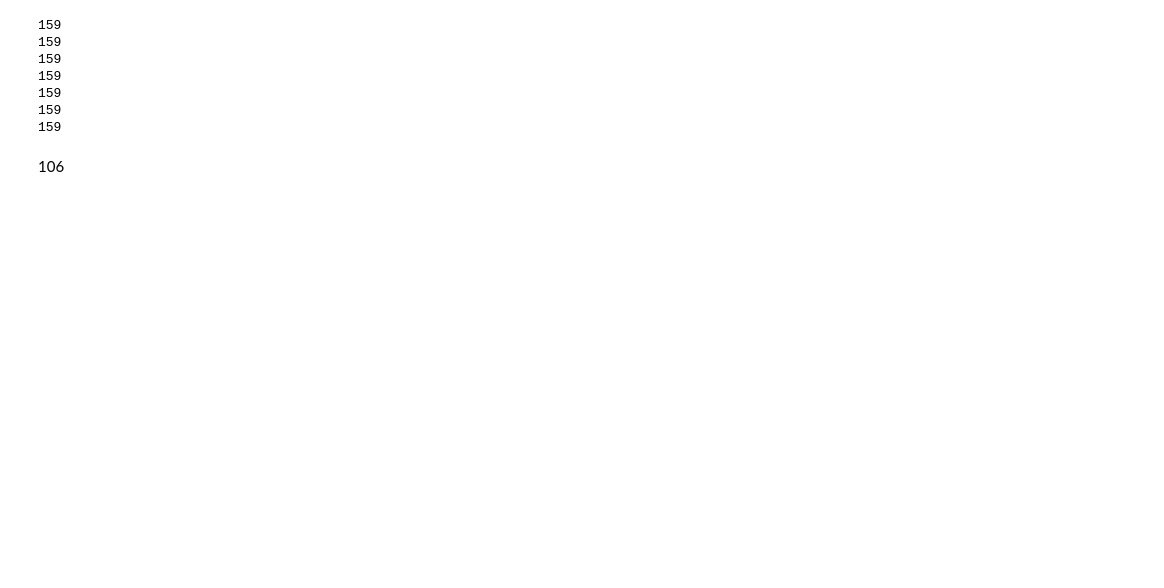
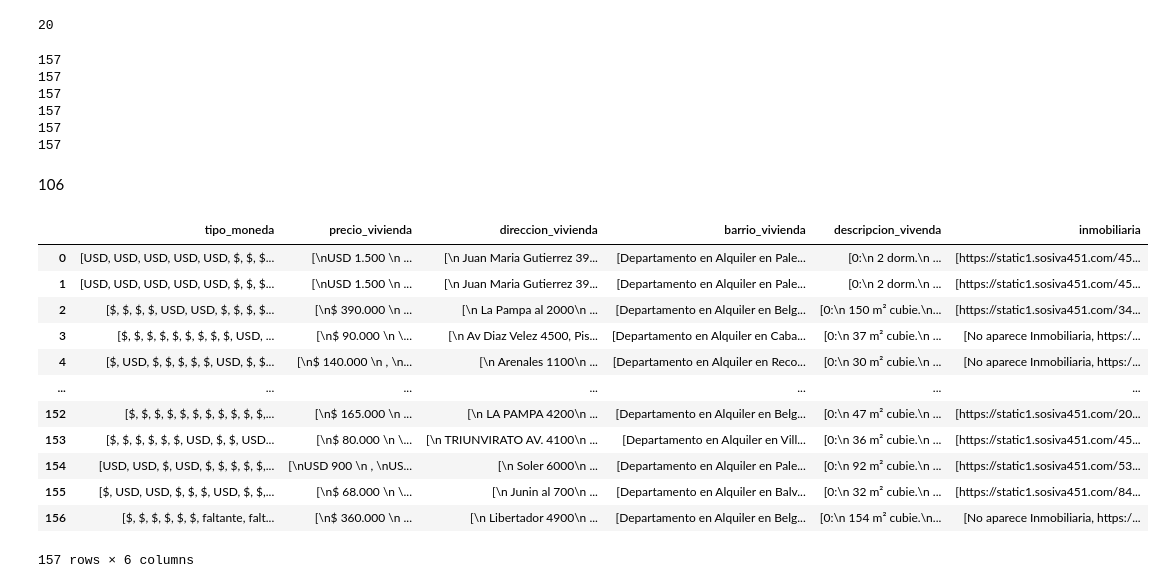
Before and after one commit to AgustinCdeCelis/Argenprop, a Jupyter notebook: workingfile.ipynb, the cells around one changed output. Cells and saved outputs as stored; diff of their text form; code cells hidden in the pictures; blank space fills up the shorter version.

```diff
--- a/workingfile.ipynb
+++ b/workingfile.ipynb
@@ -24,6 +24,10 @@ HTTPConnection.default_socket_options = (
         (socket.SOL_TCP, socket.TCP_KEEPINTVL, 10),
         (socket.SOL_TCP, socket.TCP_KEEPCNT, 6)
     ] )
+# %%
+len(descripcion)
+# %% [output]
+20
 # %%
 tipomoneda_vivienda=[]
 precio_vivienda=[]
@@ -155,23 +156,38 @@ for i in range(0,159):
 print(len(tipomoneda_vivienda))
 print(len(precio_vivienda))
 print(len(direccion_vivienda))
-print(len(metros_cuadrados_vivienda))
-print(len(años_vivienda))
-print(len(ambientes_vivienda))
+print(len(barrio_vivienda))
+
+print(len(descripcion_viv))
 print(len(link_inmobiliaria))
 # %% [output]
-159
-159
-159
-159
-159
-159
-159
+157
+157
+157
+157
+157
+157
 # %% [markdown]
 106
 # %%
 df =pd.DataFrame({'tipo_moneda':tipomoneda_vivienda,'precio_vivienda':precio_vivienda,
-                'direccion_vivienda':direccion_vivienda,'metros_cuadrados':metros_cuadrados_vivienda,
-                'años_vivenda':años_vivienda,'ambientes':ambientes_vivienda,'inmobiliaria':link_inmobiliaria})
+                'direccion_vivienda':direccion_vivienda,'barrio_vivienda':barrio_vivienda,
+                'descripcion_vivenda':descripcion_viv,'inmobiliaria':link_inmobiliaria})
+# %%
+df
+# %% [output]
+|  | tipo_moneda | precio_vivienda | direccion_vivienda | barrio_vivienda | descripcion_vivenda | inmobiliaria |
+| 0 | [USD, USD, USD, USD, USD, $, $, $... | [\nUSD 1.500 \n ... | [\n Juan Maria Gutierrez 39... | [Departamento en Alquiler en Pale... | [0:\n 2 dorm.\n ... | [https://static1.sosiva451.com/45... |
+| 1 | [USD, USD, USD, USD, USD, $, $, $... | [\nUSD 1.500 \n ... | [\n Juan Maria Gutierrez 39... | [Departamento en Alquiler en Pale... | [0:\n 2 dorm.\n ... | [https://static1.sosiva451.com/45... |
+| 2 | [$, $, $, $, USD, USD, $, $, $, $... | [\n$ 390.000 \n ... | [\n La Pampa al 2000\n ... | [Departamento en Alquiler en Belg... | [0:\n 150 m² cubie.\n... | [https://static1.sosiva451.com/34... |
+| 3 | [$, $, $, $, $, $, $, $, $, USD, ... | [\n$ 90.000 \n \... | [\n Av Diaz Velez 4500, Pis... | [Departamento en Alquiler en Caba... | [0:\n 37 m² cubie.\n ... | [No aparece Inmobiliaria, https:/... |
+| 4 | [$, USD, $, $, $, $, $, USD, $, $... | [\n$ 140.000 \n , \n... | [\n Arenales 1100\n ... | [Departamento en Alquiler en Reco... | [0:\n 30 m² cubie.\n ... | [No aparece Inmobiliaria, https:/... |
+| ... | ... | ... | ... | ... | ... | ... |
+| 152 | [$, $, $, $, $, $, $, $, $, $, $,... | [\n$ 165.000 \n ... | [\n LA PAMPA 4200\n ... | [Departamento en Alquiler en Belg... | [0:\n 47 m² cubie.\n ... | [https://static1.sosiva451.com/20... |
+| 153 | [$, $, $, $, $, $, USD, $, $, USD... | [\n$ 80.000 \n \... | [\n TRIUNVIRATO AV. 4100\n ... | [Departamento en Alquiler en Vill... | [0:\n 36 m² cubie.\n ... | [https://static1.sosiva451.com/45... |
+| 154 | [USD, USD, $, USD, $, $, $, $, $,... | [\nUSD 900 \n , \nUS... | [\n Soler 6000\n ... | [Departamento en Alquiler en Pale... | [0:\n 92 m² cubie.\n ... | [https://static1.sosiva451.com/53... |
+| 155 | [$, USD, USD, $, $, $, USD, $, $,... | [\n$ 68.000 \n \... | [\n Junin al 700\n ... | [Departamento en Alquiler en Balv... | [0:\n 32 m² cubie.\n ... | [https://static1.sosiva451.com/84... |
+| 156 | [$, $, $, $, $, $, faltante, falt... | [\n$ 360.000 \n ... | [\n Libertador 4900\n ... | [Departamento en Alquiler en Belg... | [0:\n 154 m² cubie.\n... | [No aparece Inmobiliaria, https:/... |
+157 rows × 6 columns
 # %%
 df.to_csv('argenprop.csv',index=False)
```
Also changed, not shown: parts of 5 cells of this notebook, 5 other files.
